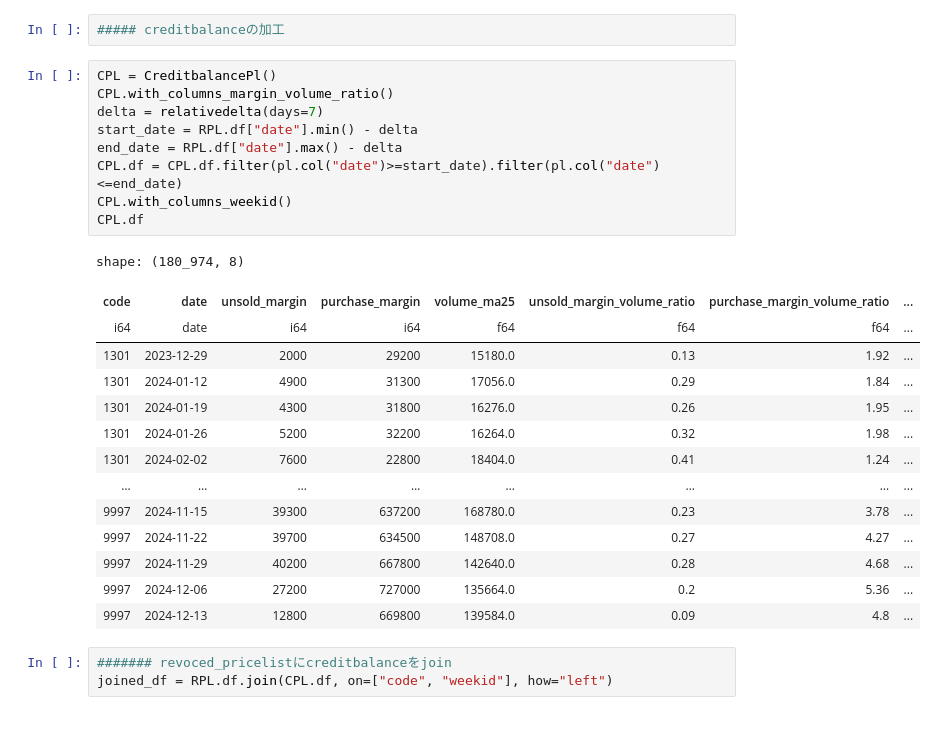
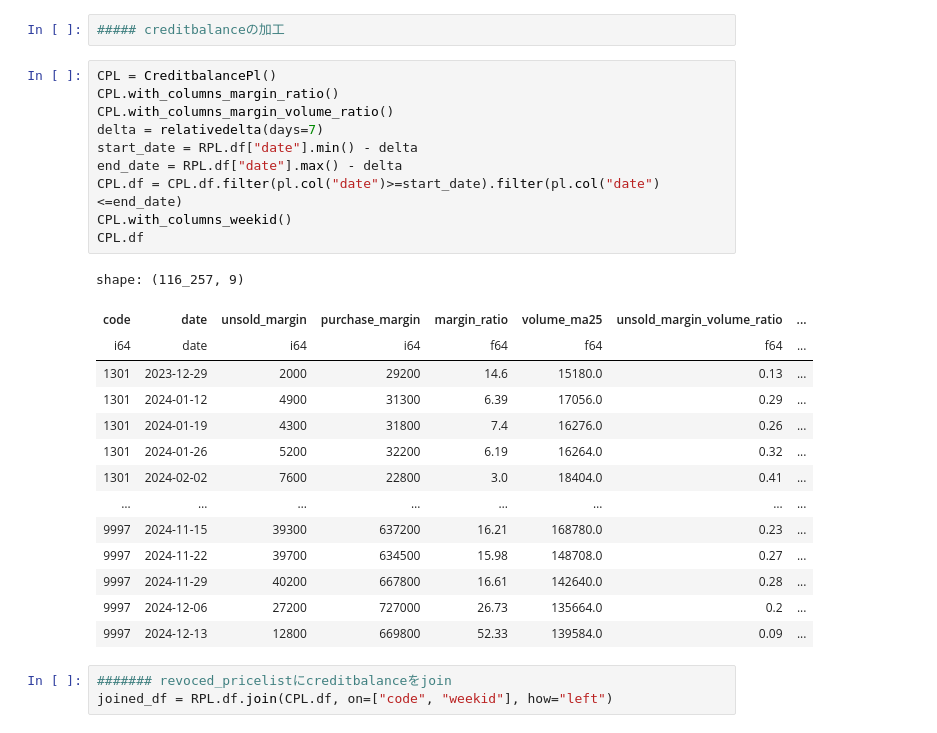
Before and after one commit to ogs-digilfe/wequant, a Jupyter notebook: notebooks/analysis/margin_volume_ratio_fluctuation2.ipynb, the cells around one changed output. Cells and saved outputs as stored; diff of their text form.

```diff
--- a/notebooks/analysis/margin_volume_ratio_fluctuation2.ipynb
+++ b/notebooks/analysis/margin_volume_ratio_fluctuation2.ipynb
@@ -49,28 +50,29 @@ shape: (969_439, 11)
 ##### creditbalanceの加工
 # %%
 CPL = CreditbalancePl()
+CPL.with_columns_margin_ratio()
 CPL.with_columns_margin_volume_ratio()
 delta = relativedelta(days=7)
 start_date = RPL.df["date"].min() - delta
 end_date = RPL.df["date"].max() - delta
 CPL.df = CPL.df.filter(pl.col("date")>=start_date).filter(pl.col("date")<=end_date)
 CPL.with_columns_weekid()
 CPL.df
 # %% [output]
-shape: (180_974, 8)
+shape: (116_257, 9)
-| code | date | unsold_margin | purchase_margin | volume_ma25 | unsold_margin_volume_ratio | purchase_margin_volume_ratio | ... |
+| code | date | unsold_margin | purchase_margin | margin_ratio | volume_ma25 | unsold_margin_volume_ratio | ... |
 | i64 | date | i64 | i64 | f64 | f64 | f64 | ... |
-| 1301 | 2023-12-29 | 2000 | 29200 | 15180.0 | 0.13 | 1.92 | ... |
-| 1301 | 2024-01-12 | 4900 | 31300 | 17056.0 | 0.29 | 1.84 | ... |
-| 1301 | 2024-01-19 | 4300 | 31800 | 16276.0 | 0.26 | 1.95 | ... |
-| 1301 | 2024-01-26 | 5200 | 32200 | 16264.0 | 0.32 | 1.98 | ... |
-| 1301 | 2024-02-02 | 7600 | 22800 | 18404.0 | 0.41 | 1.24 | ... |
+| 1301 | 2023-12-29 | 2000 | 29200 | 14.6 | 15180.0 | 0.13 | ... |
+| 1301 | 2024-01-12 | 4900 | 31300 | 6.39 | 17056.0 | 0.29 | ... |
+| 1301 | 2024-01-19 | 4300 | 31800 | 7.4 | 16276.0 | 0.26 | ... |
+| 1301 | 2024-01-26 | 5200 | 32200 | 6.19 | 16264.0 | 0.32 | ... |
+| 1301 | 2024-02-02 | 7600 | 22800 | 3.0 | 18404.0 | 0.41 | ... |
 | … | … | … | … | … | … | … | ... |
-| 9997 | 2024-11-15 | 39300 | 637200 | 168780.0 | 0.23 | 3.78 | ... |
-| 9997 | 2024-11-22 | 39700 | 634500 | 148708.0 | 0.27 | 4.27 | ... |
-| 9997 | 2024-11-29 | 40200 | 667800 | 142640.0 | 0.28 | 4.68 | ... |
-| 9997 | 2024-12-06 | 27200 | 727000 | 135664.0 | 0.2 | 5.36 | ... |
-| 9997 | 2024-12-13 | 12800 | 669800 | 139584.0 | 0.09 | 4.8 | ... |
+| 9997 | 2024-11-15 | 39300 | 637200 | 16.21 | 168780.0 | 0.23 | ... |
+| 9997 | 2024-11-22 | 39700 | 634500 | 15.98 | 148708.0 | 0.27 | ... |
+| 9997 | 2024-11-29 | 40200 | 667800 | 16.61 | 142640.0 | 0.28 | ... |
+| 9997 | 2024-12-06 | 27200 | 727000 | 26.73 | 135664.0 | 0.2 | ... |
+| 9997 | 2024-12-13 | 12800 | 669800 | 52.33 | 139584.0 | 0.09 | ... |
 # %%
 ####### revoced_pricelistにcreditbalanceをjoin
 joined_df = RPL.df.join(CPL.df, on=["code", "weekid"], how="left")
```
Also changed, not shown: parts of 8 cells of this notebook, 3 other files.
